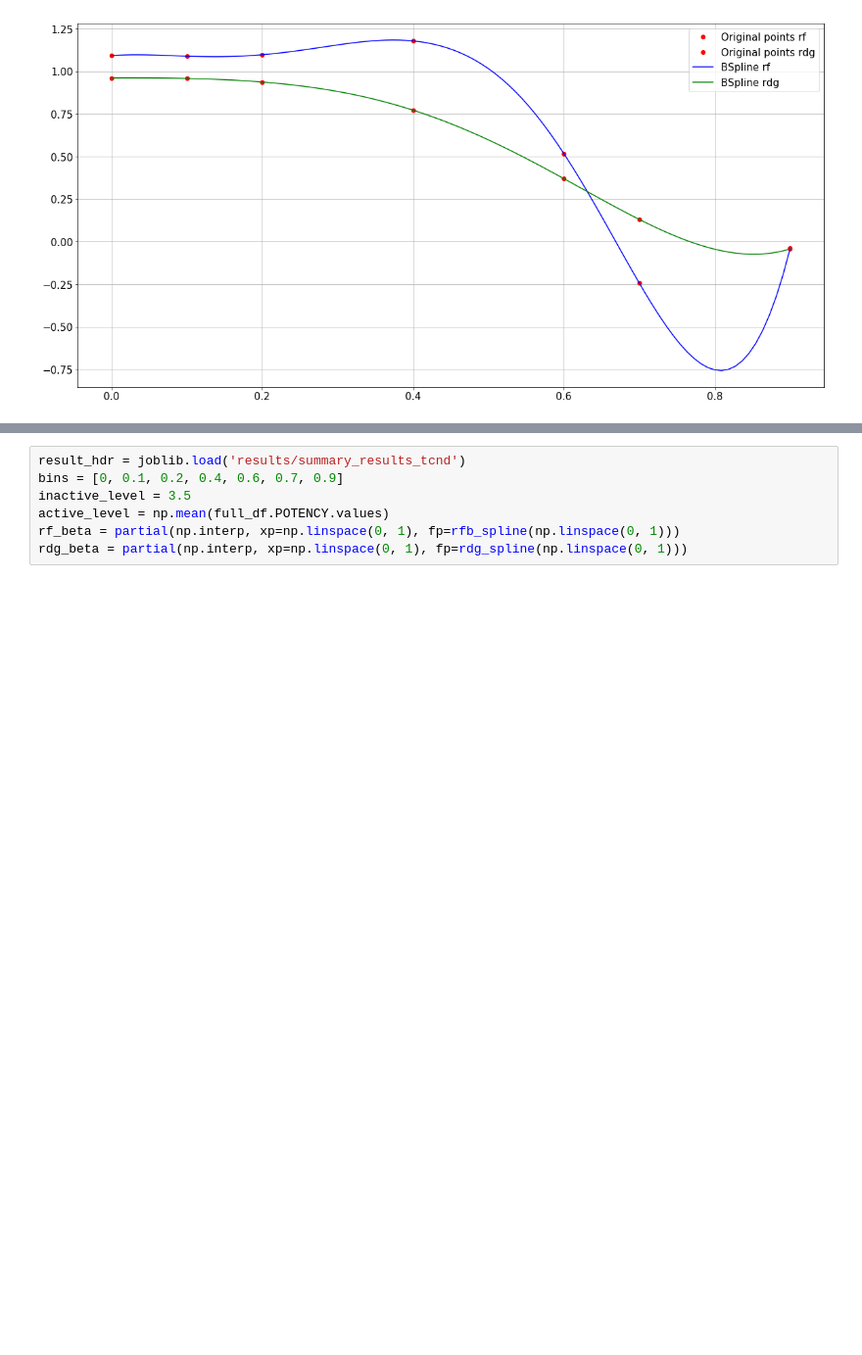
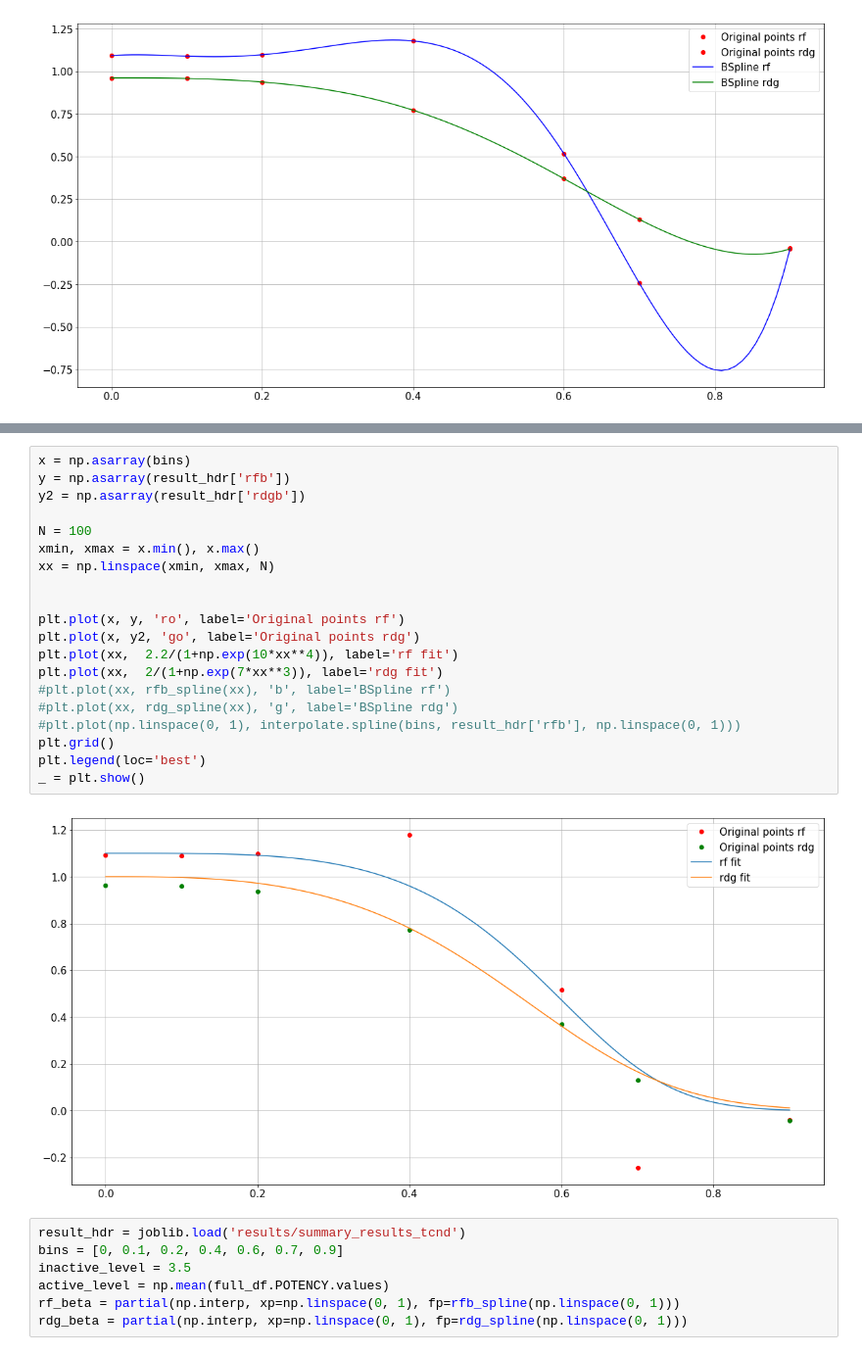
Before and after one commit to owatson/PenalizedPrediction, a Jupyter notebook: MalariaFinal.ipynb, the cells around one changed output, grey strips where cells are left out. Shown at 98% size. Cells and saved outputs as stored; diff of their text form; blank space fills up the shorter version.

```diff
--- a/MalariaFinal.ipynb
+++ b/MalariaFinal.ipynb
@@ -584,3 +607,25 @@ _ = plt.show()
+# %%
+x = np.asarray(bins)
+y = np.asarray(result_hdr['rfb'])
+y2 = np.asarray(result_hdr['rdgb'])
+
+N = 100
+xmin, xmax = x.min(), x.max()
+xx = np.linspace(xmin, xmax, N)
+
+
+plt.plot(x, y, 'ro', label='Original points rf')
+plt.plot(x, y2, 'go', label='Original points rdg')
+plt.plot(xx,  2.2/(1+np.exp(10*xx**4)), label='rf fit')
+plt.plot(xx,  2/(1+np.exp(7*xx**3)), label='rdg fit')
+#plt.plot(xx, rfb_spline(xx), 'b', label='BSpline rf')
+#plt.plot(xx, rdg_spline(xx), 'g', label='BSpline rdg')
+#plt.plot(np.linspace(0, 1), interpolate.spline(bins, result_hdr['rfb'], np.linspace(0, 1)))
+plt.grid()
+plt.legend(loc='best')
+_ = plt.show()
+# %% [output]
+[figure, added]
 # %%
 result_hdr = joblib.load('results/summary_results_tcnd')
 bins = [0, 0.1, 0.2, 0.4, 0.6, 0.7, 0.9]
```
Also changed, not shown: parts of 41 cells of this notebook.
